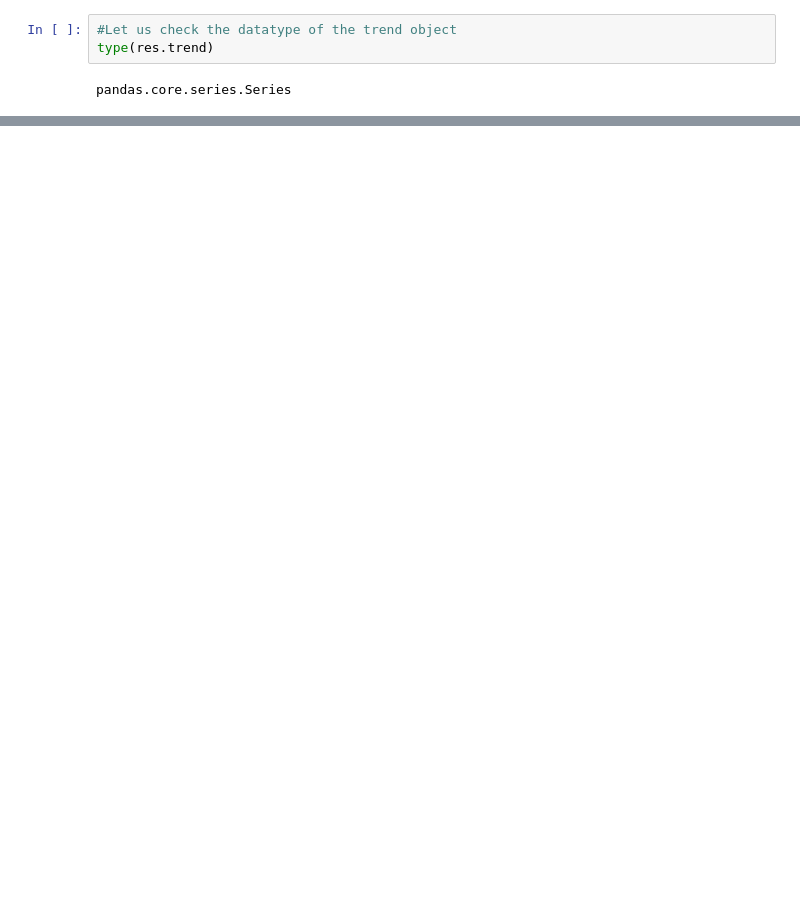
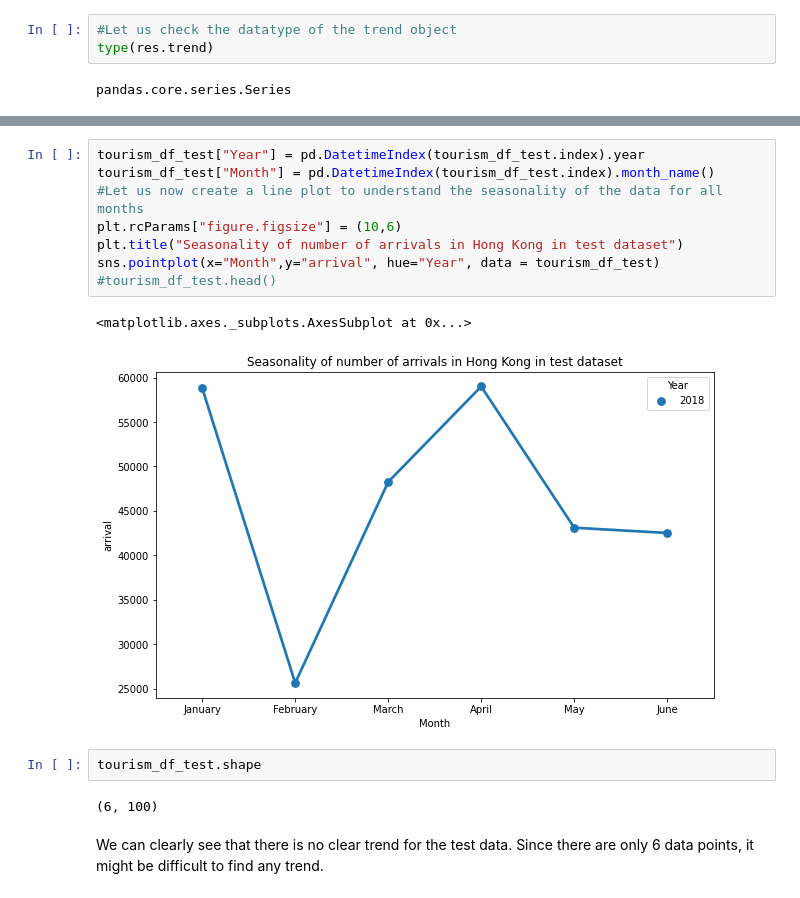
Before and after one commit to soumita20/MDS-Daekin, a Jupyter notebook: Endterm.ipynb, the cells around one changed output, grey strips where cells are left out. Cells and saved outputs as stored; diff of their text form; blank space fills up the shorter version.

```diff
--- a/Endterm.ipynb
+++ b/Endterm.ipynb
@@ -596,0 +623,17 @@ tourism_df_train["arrival_moving_avg"] = avg_arrival_trend
+# %%
+tourism_df_test["Year"] = pd.DatetimeIndex(tourism_df_test.index).year
+tourism_df_test["Month"] = pd.DatetimeIndex(tourism_df_test.index).month_name()
+#Let us now create a line plot to understand the seasonality of the data for all months
+plt.rcParams["figure.figsize"] = (10,6)
+plt.title("Seasonality of number of arrivals in Hong Kong in test dataset")
+sns.pointplot(x="Month",y="arrival", hue="Year", data = tourism_df_test)
+#tourism_df_test.head()
+# %% [output]
+<matplotlib.axes._subplots.AxesSubplot at 0x...>
+[figure, added]
+# %%
+tourism_df_test.shape
+# %% [output]
+(6, 100)
+# %% [markdown]
+We can clearly see that there is no clear trend for the test data. Since there are only 6 data points, it might be difficult to find any trend.
```
Also changed, not shown: parts of 17 cells of this notebook.
